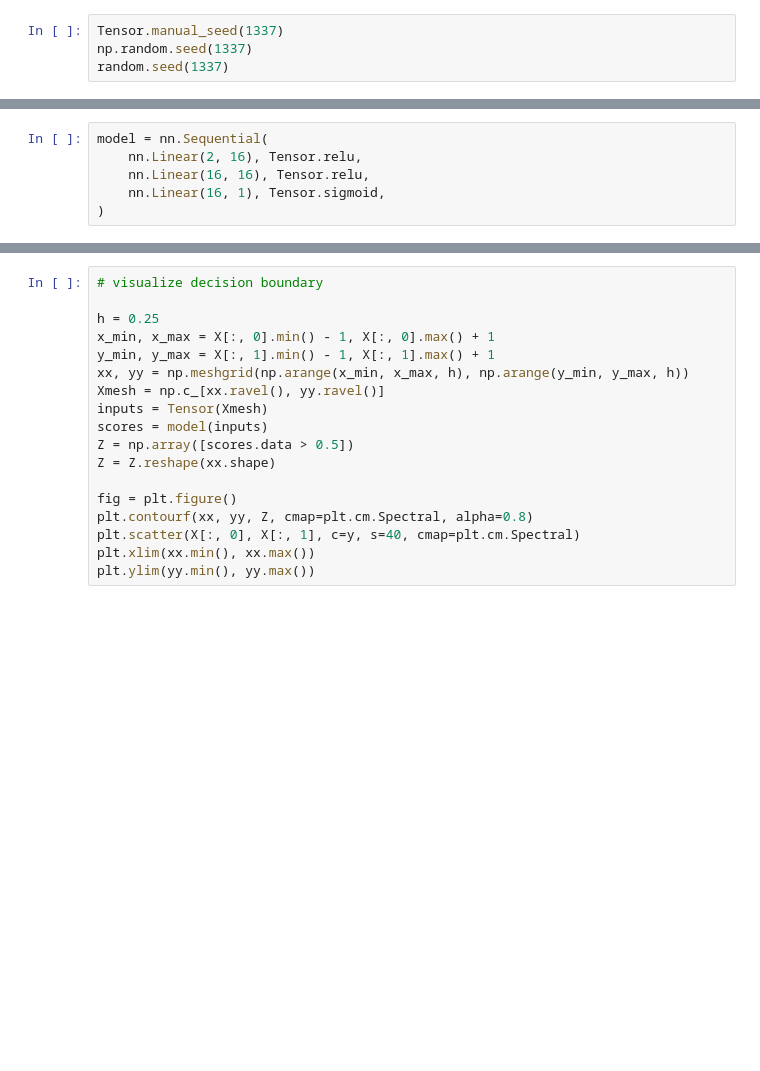
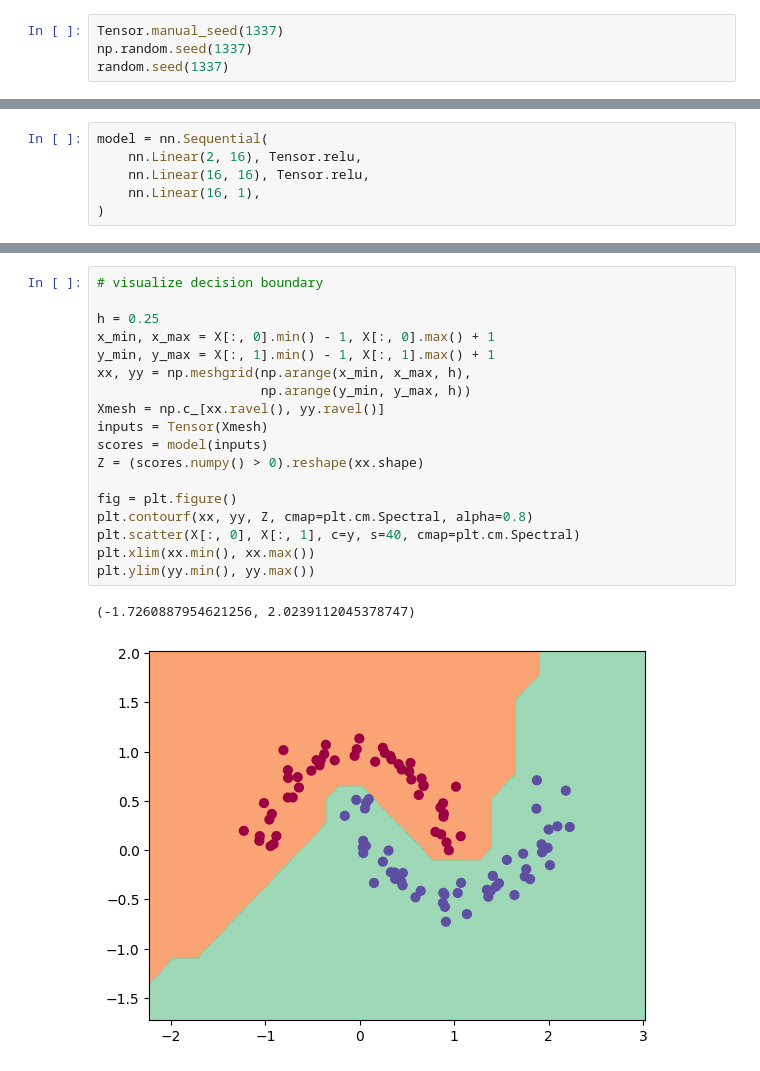
Before and after one commit to manoflearning/cranberry, a Jupyter notebook: examples/demo.ipynb, the cells around one changed output, grey strips where cells are left out. Saved outputs shown, nothing was run; the diff lists cells and outputs as text; blank space fills up the shorter version.

```diff
--- a/examples/demo.ipynb
+++ b/examples/demo.ipynb
@@ -28,7 +26,7 @@ plt.scatter(X[:,0], X[:,1], c=y, s=20, cmap='jet')
 model = nn.Sequential(
     nn.Linear(2, 16), Tensor.relu,
     nn.Linear(16, 16), Tensor.relu,
-    nn.Linear(16, 1), Tensor.sigmoid,
+    nn.Linear(16, 1),
 )
 # %%
 # loss function
@@ -79,18 +91,21 @@ ValueError: non-broadcastable output operand with shape () doesn't match the bro
 # %%
 # visualize decision boundary
 
 h = 0.25
 x_min, x_max = X[:, 0].min() - 1, X[:, 0].max() + 1
 y_min, y_max = X[:, 1].min() - 1, X[:, 1].max() + 1
-xx, yy = np.meshgrid(np.arange(x_min, x_max, h), np.arange(y_min, y_max, h))
+xx, yy = np.meshgrid(np.arange(x_min, x_max, h),
+                     np.arange(y_min, y_max, h))
 Xmesh = np.c_[xx.ravel(), yy.ravel()]
 inputs = Tensor(Xmesh)
 scores = model(inputs)
-Z = np.array([scores.data > 0.5])
-Z = Z.reshape(xx.shape)
+Z = (scores.numpy() > 0).reshape(xx.shape)
 
 fig = plt.figure()
 plt.contourf(xx, yy, Z, cmap=plt.cm.Spectral, alpha=0.8)
 plt.scatter(X[:, 0], X[:, 1], c=y, s=40, cmap=plt.cm.Spectral)
 plt.xlim(xx.min(), xx.max())
 plt.ylim(yy.min(), yy.max())
+# %% [output]
+(-1.7260887954621256, 2.0239112045378747)
+[figure, added]
```
Also changed, not shown: parts of 4 cells of this notebook.
